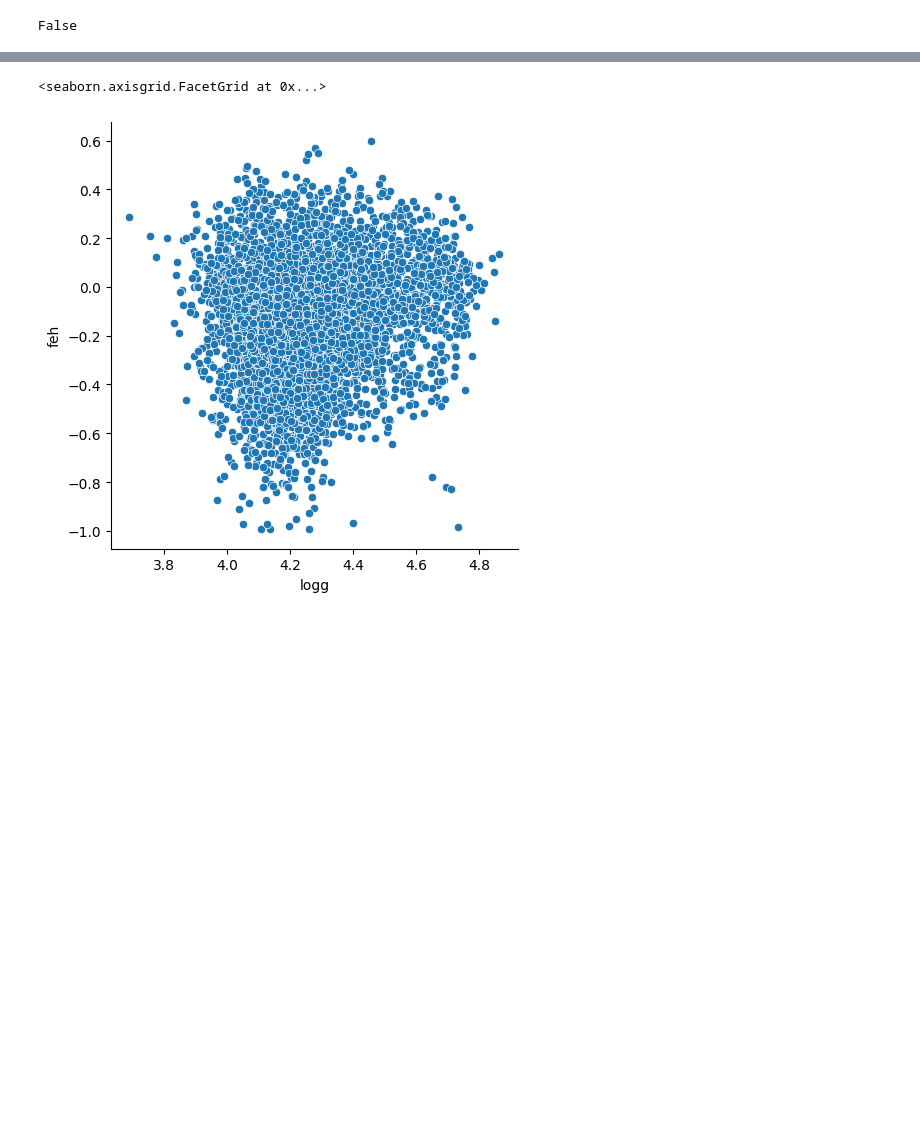
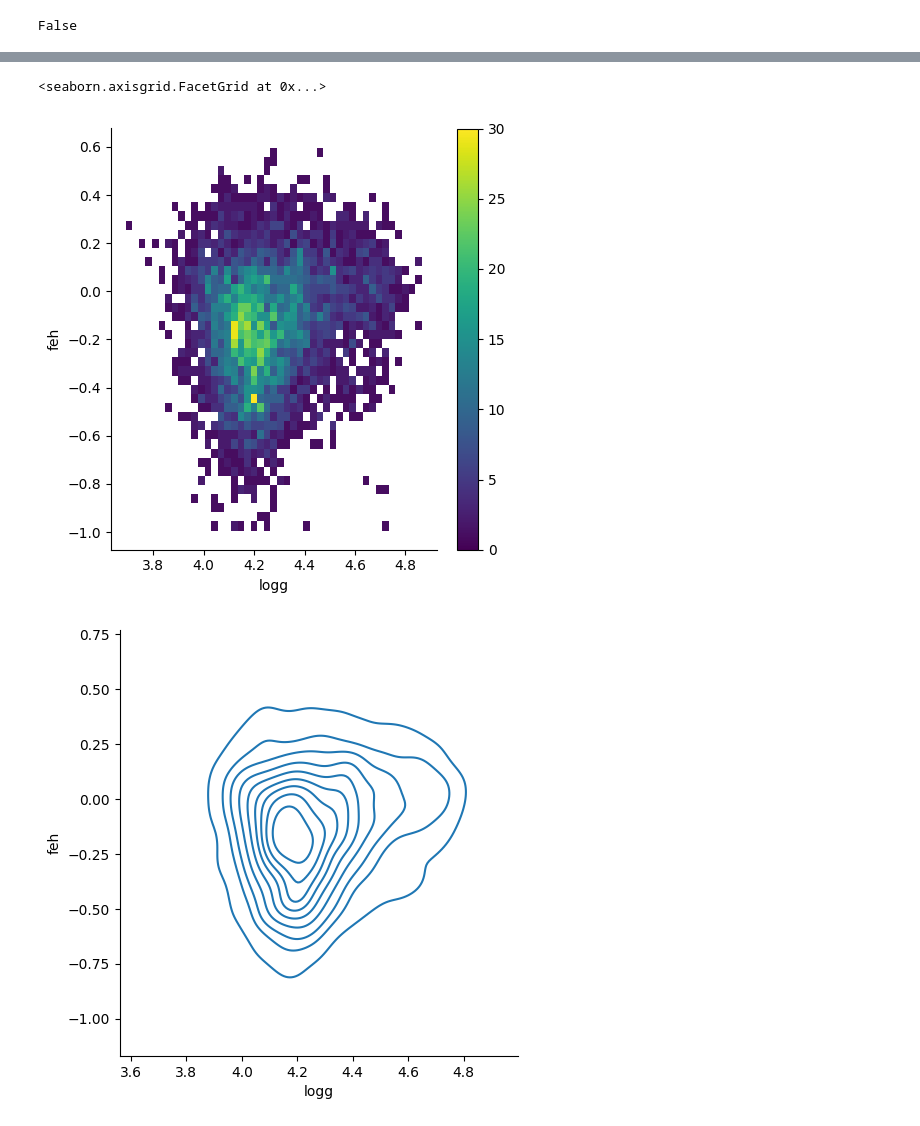
Before and after one commit to oscarcalv/Primer-Parcial-de-Fisica-Computacional, a Jupyter notebook: cuaderno_parcial.ipynb, the cells around one changed output, grey strips where cells are left out. Saved outputs shown, nothing was run; the diff lists cells and outputs as text; code cells hidden in the pictures; blank space fills up the shorter version.

```diff
--- a/cuaderno_parcial.ipynb
+++ b/cuaderno_parcial.ipynb
@@ -58,7 +58,7 @@ dtype: int64
 ### Por lo que seran borrados y mas adelante se analizara esos conjuntos de datos con el dataset mas grande
 # %%
 ### Borrado de datos
-tabla = tabla[tabla['gaia_source_id'].notna()]
+tabla = tabla.dropna()
 ###verificacion si ahora el dataframe tiene NAN
 tabla.isnull().values.any()
 # %% [output]
@@ -72,3 +72,9 @@ gravedad=tabla["logg"]
 error_gravedad=tabla["logg_err"]
 metalicidad=tabla["feh"]
 error_metalicidad=tabla["feh_err"]
+
+
+###tabla numerica
+
+tabla_numerica=tabla.drop(["gaia_source_id","fitsname","figname","condition_tag"], axis=1)
+tabla_numerica.isna().all()
@@ -80,5 +104,7 @@ sns.relplot(data=tabla,x="teff",y="logg")
 # %%
-sns.relplot(data=tabla,x="logg",y="feh")
+sns.displot(data=tabla_numerica,x="logg",y="feh", cbar=True,cmap="viridis")
+sns.displot(data=tabla_numerica,x="logg",y="feh",kind="kde")
 # %% [output]
 <seaborn.axisgrid.FacetGrid at 0x...>
-[figure, old version]
+[figure, new version]
+[figure, added]
```
Also changed, not shown: parts of 4 cells of this notebook.
